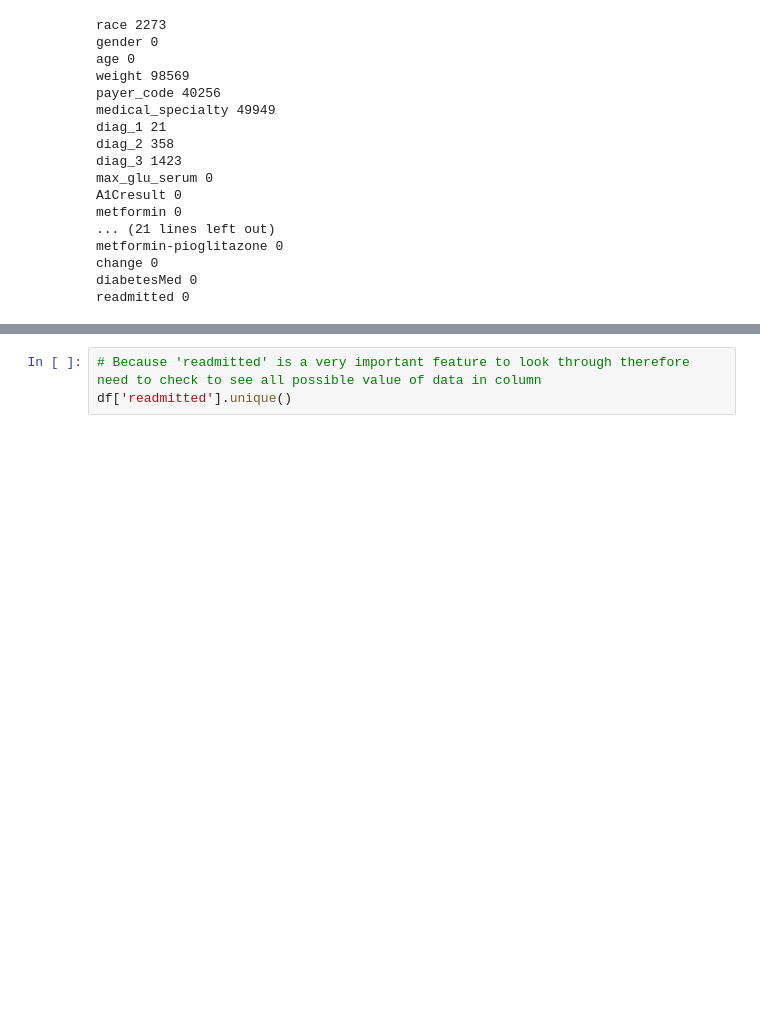
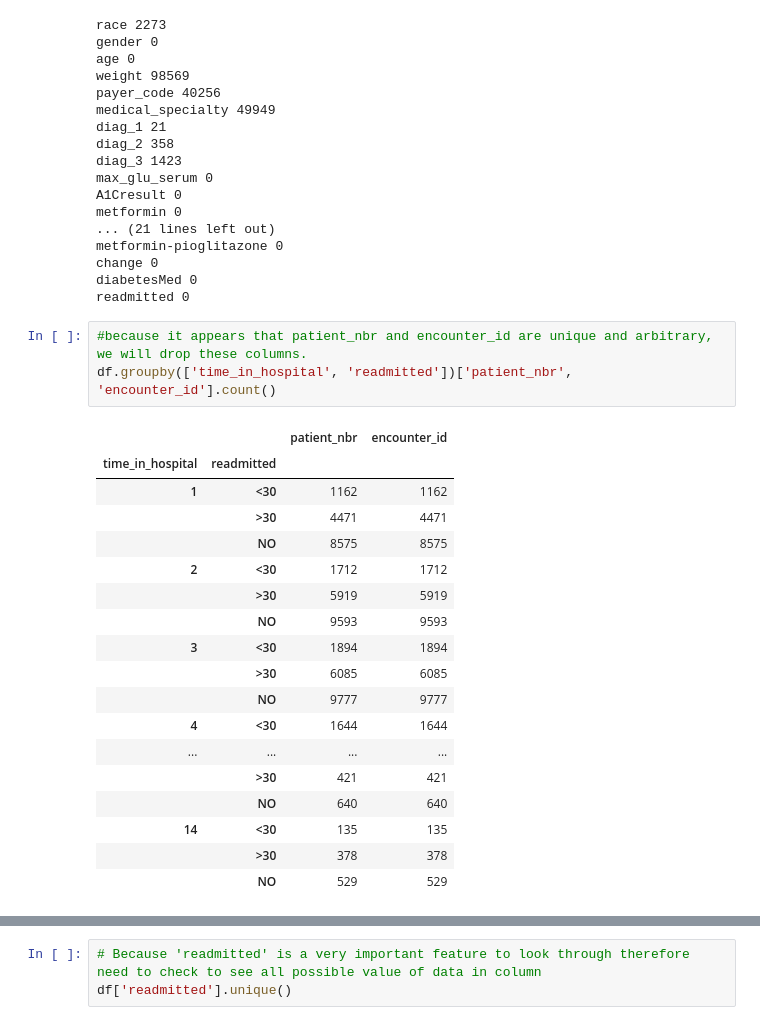
Before and after one commit to MaiaNgo/ds-project-01, a Jupyter notebook: maia/technical notebook_final.ipynb, the cells around one changed output, grey strips where cells are left out. Saved outputs shown, nothing was run; the diff lists cells and outputs as text; blank space fills up the shorter version.

```diff
--- a/maia/technical notebook_final.ipynb
+++ b/maia/technical notebook_final.ipynb
@@ -144,3 +143,25 @@ metformin-pioglitazone 0
 change 0
 diabetesMed 0
 readmitted 0
+# %%
+#because it appears that patient_nbr and encounter_id are unique and arbitrary, we will drop these columns.
+df.groupby(['time_in_hospital', 'readmitted'])['patient_nbr', 'encounter_id'].count()
+# %% [output]
+|  |  | patient_nbr | encounter_id |
+| time_in_hospital | readmitted |  |  |
+| 1 | <30 | 1162 | 1162 |
+|  | >30 | 4471 | 4471 |
+|  | NO | 8575 | 8575 |
+| 2 | <30 | 1712 | 1712 |
+|  | >30 | 5919 | 5919 |
+|  | NO | 9593 | 9593 |
+| 3 | <30 | 1894 | 1894 |
+|  | >30 | 6085 | 6085 |
+|  | NO | 9777 | 9777 |
+| 4 | <30 | 1644 | 1644 |
+| ... | ... | ... | ... |
+|  | >30 | 421 | 421 |
+|  | NO | 640 | 640 |
+| 14 | <30 | 135 | 135 |
+|  | >30 | 378 | 378 |
+|  | NO | 529 | 529 |
```
Also changed, not shown: parts of 4 cells of this notebook.
